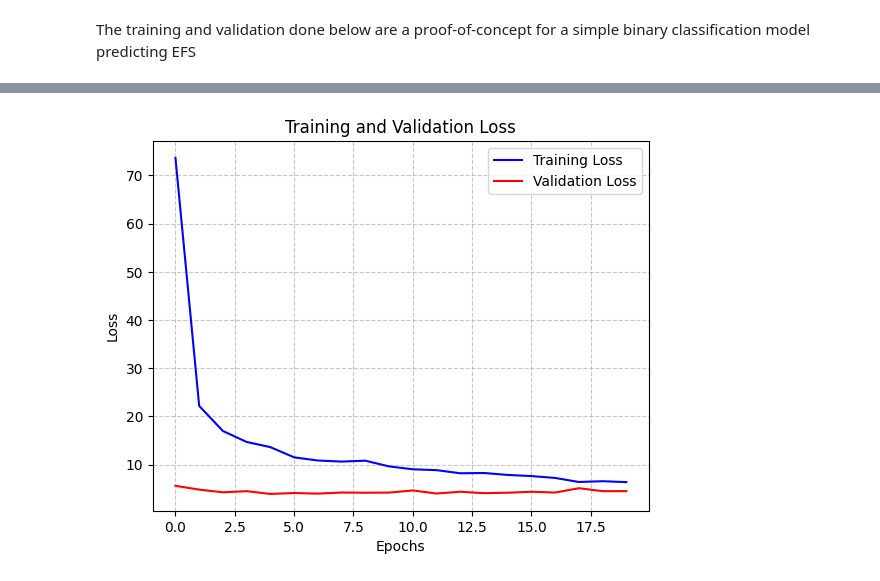
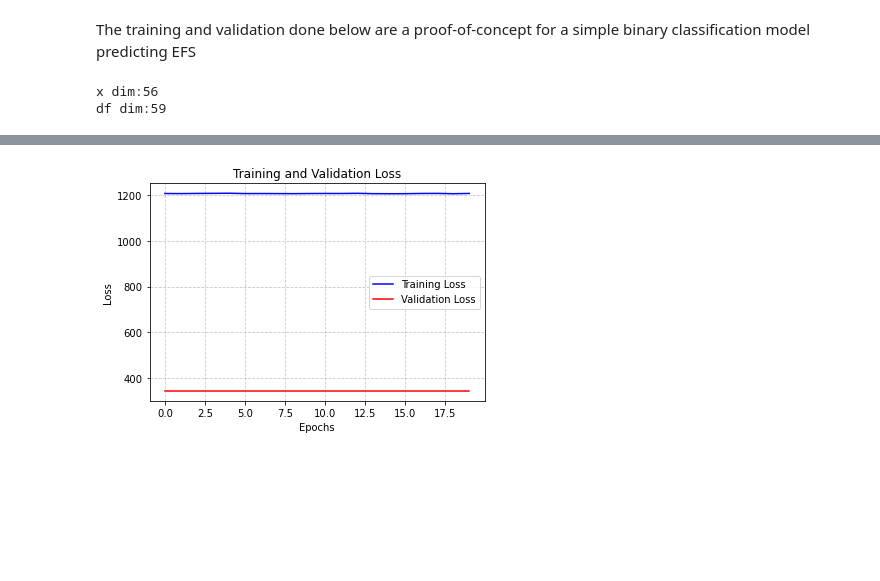
Before and after one commit to scottito/CSCI-5922-Final-Project, a Jupyter notebook: neural-network.ipynb, the cells around one changed output, grey strips where cells are left out. Cells and saved outputs as stored; diff of their text form; code cells hidden in the pictures; blank space fills up the shorter version.

Commit message:
Finished Startified C Index and Basic modified training loop

```diff
--- a/neural-network.ipynb
+++ b/neural-network.ipynb
@@ -87,35 +116,47 @@ class SimpleEFSModel(nn.Module):
 ## Train Model
 # %%
 # Create data loaders
-train_dataset = TensorDataset(X_train_tensor, y_train_tensor)
-val_dataset = TensorDataset(X_val_tensor, y_val_tensor)
+train_dataset = CustomDataset(df_train)
+val_dataset = CustomDataset(df_val)
 
 train_loader = DataLoader(train_dataset, batch_size=64, shuffle=True)
 val_loader = DataLoader(val_dataset, batch_size=64)
 # %% [markdown]
 The training and validation done below are a proof-of-concept for a simple binary classification model predicting EFS
 # %%
- # Initialize model
-input_size = X_train.shape[1]
+# Initialize model
+# Also, quick sanity check on dimensions
+x, (event,time), race = next(iter(train_loader))
+print(f"x dim:{x.shape[1]}\ndf dim:{df_train.shape[1]}")
+input_size = x.shape[1]
 model = SimpleEFSModel(input_size)
 
 # Define hyper-parameters
-criterion = nn.BCELoss()
 optimizer = optim.Adam(model.parameters(), lr=0.001)
 epochs = 20
+# %% [output]
+x dim:56
+df dim:59
 # %%
 # Training loop
 train_losses = []
 val_losses = []
 
+# Check for GPU
+device = torch.device("cuda" if torch.cuda.is_available() else "cpu")
+
+# Ignore warnings related to ties but keep the other ones
+warnings.filterwarnings("ignore",message=".*Ties in event*", category=UserWarning)
+
 for epoch in range(epochs):
 
     model.train()
     train_loss = 0.0
-    for inputs, labels in train_loader:
+    for batch in train_loader:
+        x, (event,time) = batch
         optimizer.zero_grad()
-        outputs = model(inputs)
-        loss = criterion(outputs, labels)
+        outputs = model(x)
+        loss = neg_partial_log_likelihood(outputs,event,time,ties_method="efron",reduction="mean")
         loss.backward()
         optimizer.step()
         train_loss += loss.item()
@@ -125,9 +166,10 @@ for epoch in range(epochs):
     model.eval()
     val_loss = 0.0
     with torch.no_grad():
-        for inputs, labels in val_loader:
-            outputs = model(inputs)
-            loss = criterion(outputs, labels)
+        for batch in val_loader:
+            x, (event,time) = batch
+            outputs = model(x)
+            loss = neg_partial_log_likelihood(outputs,event,time,ties_method="efron",reduction="mean")
             val_loss += loss.item()
     val_losses.append(val_loss)
 
@@ -169 +211 @@ Epoch 20/20, Train Loss: 0.0203, Val Loss: 0.0502
-[figure, old version]
+[figure, new version]
```
Also changed, not shown: parts of 6 cells of this notebook.
